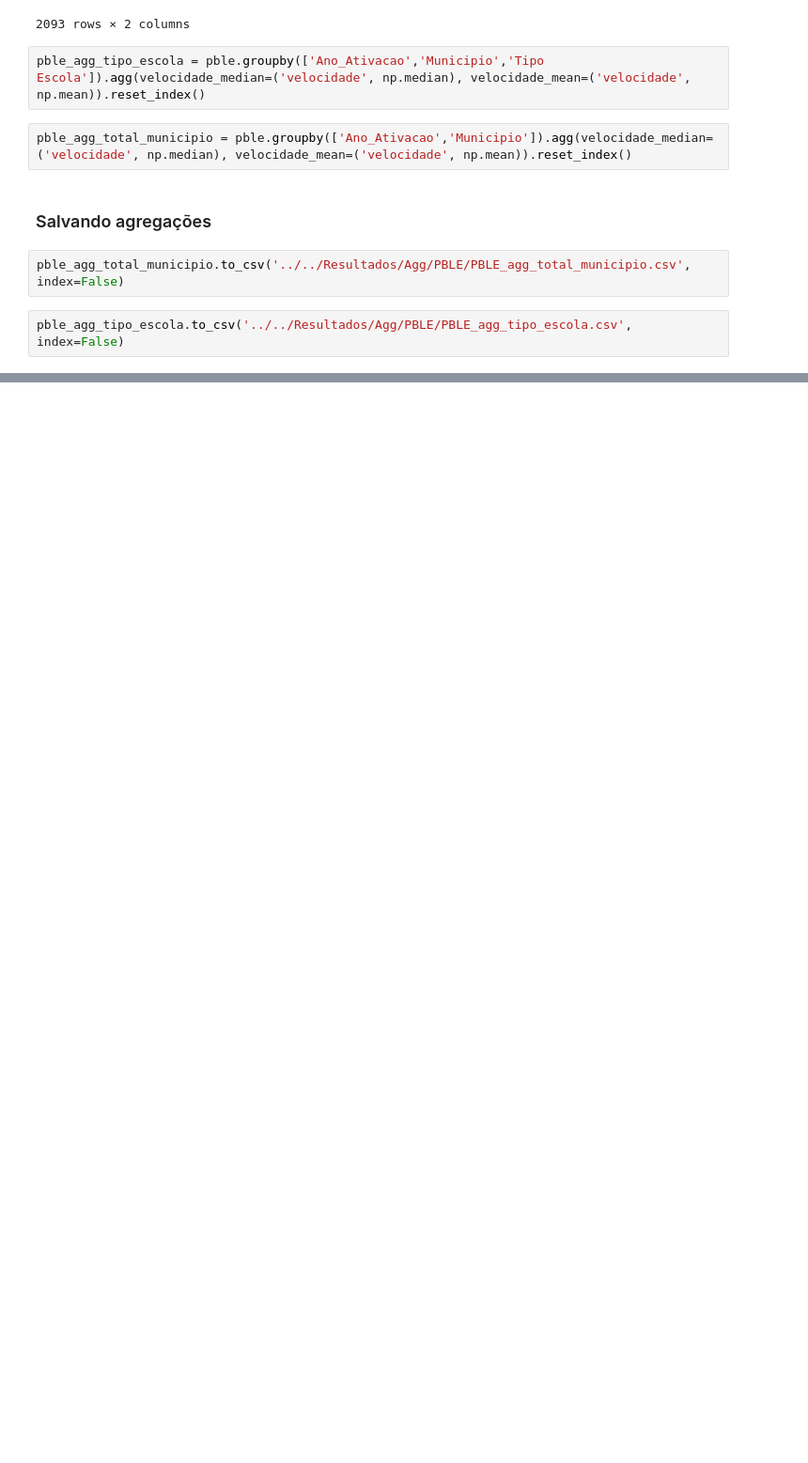
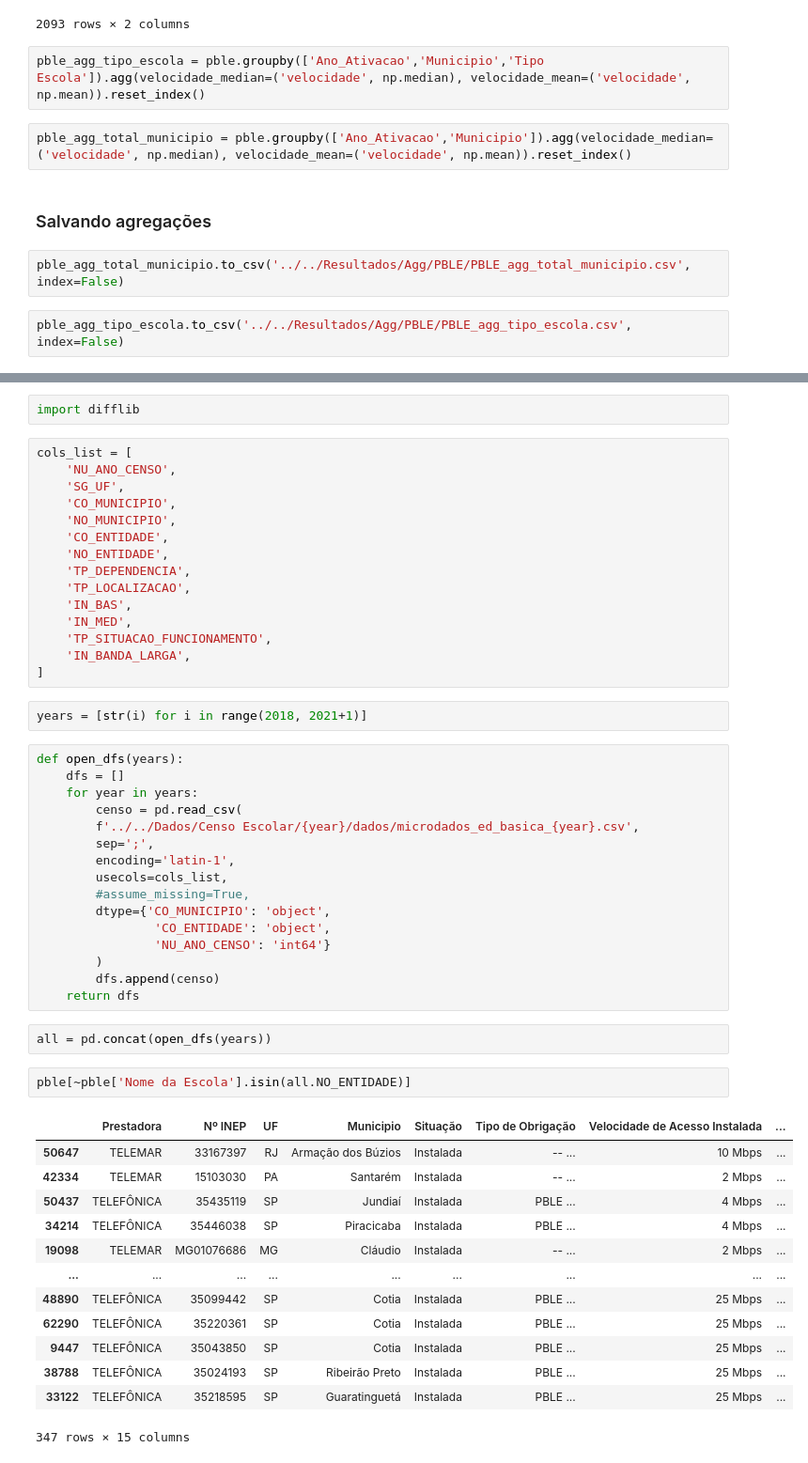
Before and after one commit to JV-Nunes/Relatorio-Conectividade, a Jupyter notebook: Analise/Schema/SC_PBLE.ipynb, the cells around one changed output, grey strips where cells are left out. Shown at 94% size. Drawn from its saved outputs; the diff is of its cells as text; blank space fills up the shorter version.

```diff
--- a/Analise/Schema/SC_PBLE.ipynb
+++ b/Analise/Schema/SC_PBLE.ipynb
@@ -49,0 +52,53 @@ pble_agg_tipo_escola.to_csv('../../Resultados/Agg/PBLE/PBLE_agg_tipo_escola.csv'
+# %%
+import difflib
+# %%
+cols_list = [
+    'NU_ANO_CENSO',
+    'SG_UF',
+    'CO_MUNICIPIO',
+    'NO_MUNICIPIO',
+    'CO_ENTIDADE',
+    'NO_ENTIDADE',
+    'TP_DEPENDENCIA',
+    'TP_LOCALIZACAO',
+    'IN_BAS',
+    'IN_MED',
+    'TP_SITUACAO_FUNCIONAMENTO',
+    'IN_BANDA_LARGA',
+]
+# %%
+years = [str(i) for i in range(2018, 2021+1)]
+# %%
+def open_dfs(years):
+    dfs = []
+    for year in years:
+        censo = pd.read_csv(
+        f'../../Dados/Censo Escolar/{year}/dados/microdados_ed_basica_{year}.csv',
+        sep=';',
+        encoding='latin-1',
+        usecols=cols_list,
+        #assume_missing=True,
+        dtype={'CO_MUNICIPIO': 'object',
+                'CO_ENTIDADE': 'object',
+                'NU_ANO_CENSO': 'int64'}
+        )
+        dfs.append(censo)
+    return dfs
+# %%
+all = pd.concat(open_dfs(years))
+# %%
+pble[~pble['Nome da Escola'].isin(all.NO_ENTIDADE)]
+# %% [output]
+|  | Prestadora | Nº INEP | UF | Municipio | Situação | Tipo de Obrigação | Velocidade de Acesso Instalada | ... |
+| 50647 | TELEMAR | 33167397 | RJ | Armação dos Búzios | Instalada | -- ... | 10 Mbps | ... |
+| 42334 | TELEMAR | 15103030 | PA | Santarém | Instalada | -- ... | 2 Mbps | ... |
+| 50437 | TELEFÔNICA | 35435119 | SP | Jundiaí | Instalada | PBLE ... | 4 Mbps | ... |
+| 34214 | TELEFÔNICA | 35446038 | SP | Piracicaba | Instalada | PBLE ... | 4 Mbps | ... |
+| 19098 | TELEMAR | MG01076686 | MG | Cláudio | Instalada | -- ... | 2 Mbps | ... |
+| ... | ... | ... | ... | ... | ... | ... | ... | ... |
+| 48890 | TELEFÔNICA | 35099442 | SP | Cotia | Instalada | PBLE ... | 25 Mbps | ... |
+| 62290 | TELEFÔNICA | 35220361 | SP | Cotia | Instalada | PBLE ... | 25 Mbps | ... |
+| 9447 | TELEFÔNICA | 35043850 | SP | Cotia | Instalada | PBLE ... | 25 Mbps | ... |
+| 38788 | TELEFÔNICA | 35024193 | SP | Ribeirão Preto | Instalada | PBLE ... | 25 Mbps | ... |
+| 33122 | TELEFÔNICA | 35218595 | SP | Guaratinguetá | Instalada | PBLE ... | 25 Mbps | ... |
+347 rows × 15 columns
```
Also changed, not shown: parts of 5 cells of this notebook, 3 other files.
